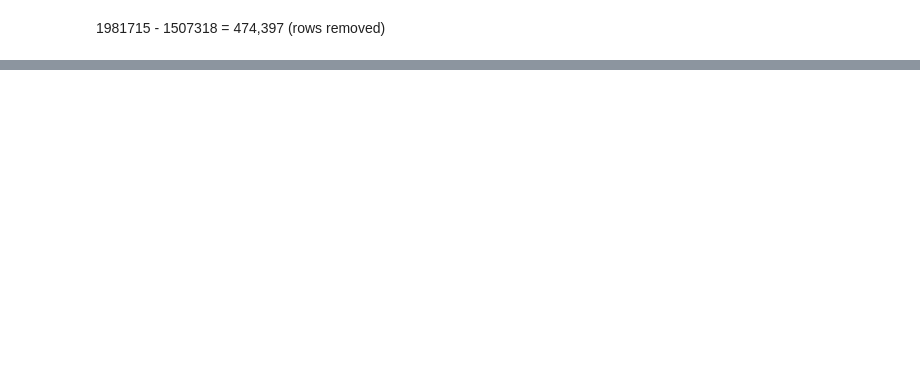
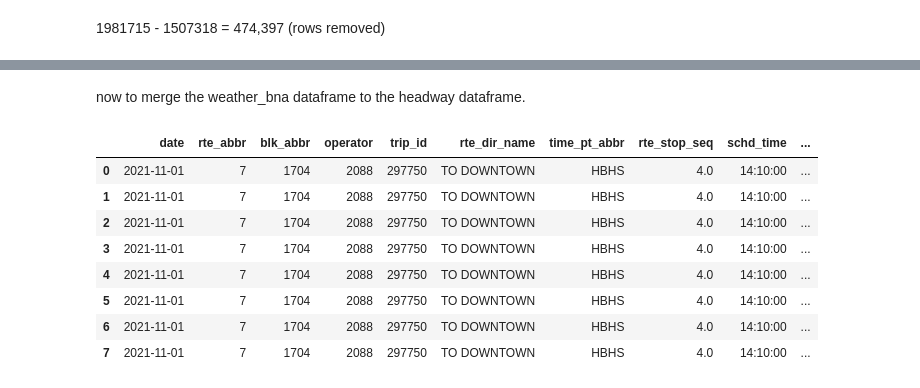
Before and after one commit to NSS-Data-Analytics-Cohort-7/wego-data-world-problems, a Jupyter notebook: notebook/wego_python.ipynb, the cells around one changed output, grey strips where cells are left out. Drawn from its saved outputs; the diff is of its cells as text; code cells hidden in the pictures; blank space fills up the shorter version.

```diff
--- a/notebook/wego_python.ipynb
+++ b/notebook/wego_python.ipynb
@@ -254,0 +266,2 @@ now to merge the weather_bna dataframe to the headway dataframe.
+# %% [markdown]
+now to merge the weather_bna dataframe to the headway dataframe.
@@ -254,0 +270,12 @@ now to merge the weather_bna dataframe to the headway dataframe.
+# %%
+wego_trips.head(8)
+# %% [output]
+|  | date | rte_abbr | blk_abbr | operator | trip_id | rte_dir_name | time_pt_abbr | rte_stop_seq | schd_time | ... |
+| 0 | 2021-11-01 | 7 | 1704 | 2088 | 297750 | TO DOWNTOWN | HBHS | 4.0 | 14:10:00 | ... |
+| 1 | 2021-11-01 | 7 | 1704 | 2088 | 297750 | TO DOWNTOWN | HBHS | 4.0 | 14:10:00 | ... |
+| 2 | 2021-11-01 | 7 | 1704 | 2088 | 297750 | TO DOWNTOWN | HBHS | 4.0 | 14:10:00 | ... |
+| 3 | 2021-11-01 | 7 | 1704 | 2088 | 297750 | TO DOWNTOWN | HBHS | 4.0 | 14:10:00 | ... |
+| 4 | 2021-11-01 | 7 | 1704 | 2088 | 297750 | TO DOWNTOWN | HBHS | 4.0 | 14:10:00 | ... |
+| 5 | 2021-11-01 | 7 | 1704 | 2088 | 297750 | TO DOWNTOWN | HBHS | 4.0 | 14:10:00 | ... |
+| 6 | 2021-11-01 | 7 | 1704 | 2088 | 297750 | TO DOWNTOWN | HBHS | 4.0 | 14:10:00 | ... |
+| 7 | 2021-11-01 | 7 | 1704 | 2088 | 297750 | TO DOWNTOWN | HBHS | 4.0 | 14:10:00 | ... |
```
Also changed, not shown: parts of 41 cells of this notebook.
